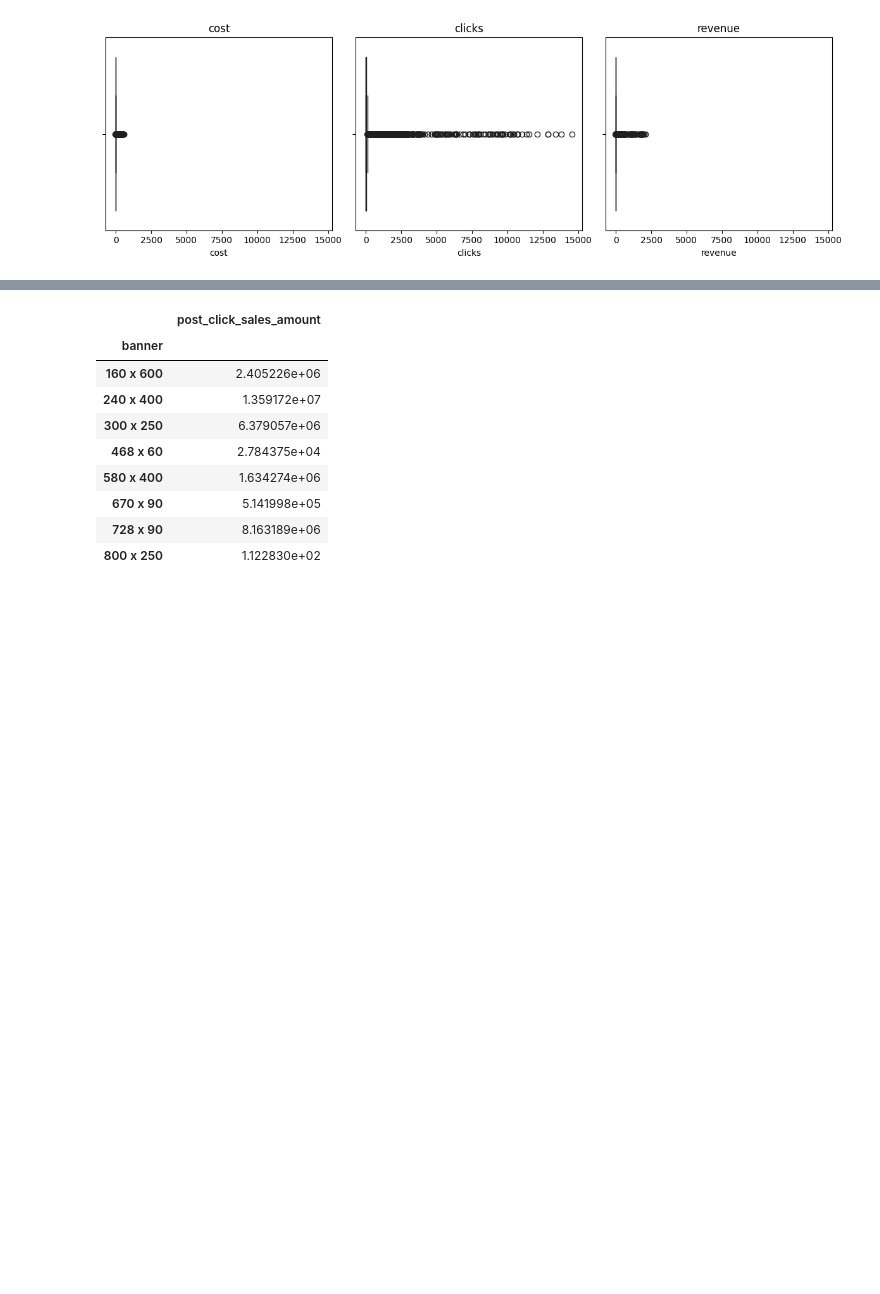
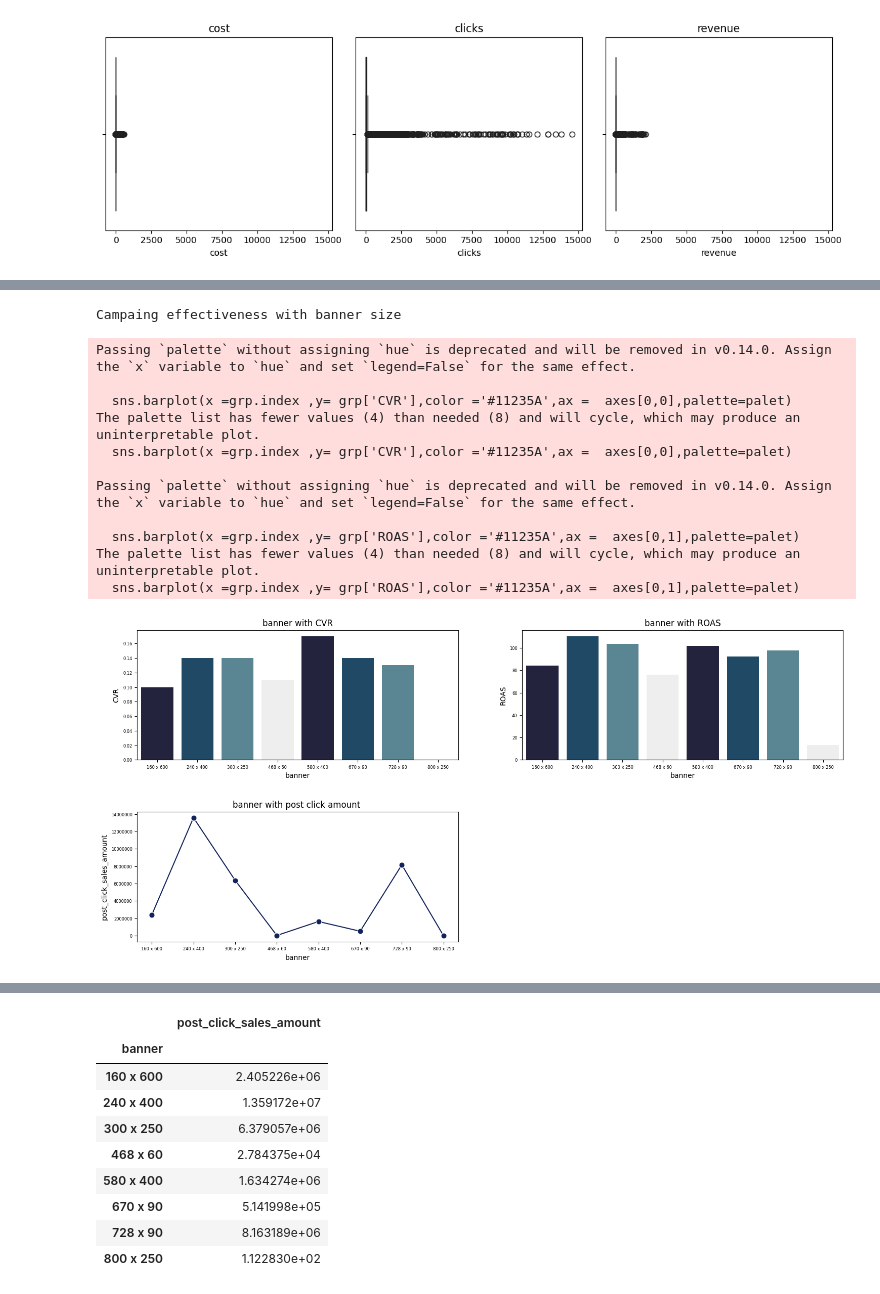
Before and after one commit to SuyashPatil-max/Finlatics, a Jupyter notebook: Marketing.ipynb, the cells around one changed output, grey strips where cells are left out. Cells and saved outputs as stored; diff of their text form; code cells hidden in the pictures; blank space fills up the shorter version.

```diff
--- a/Marketing.ipynb
+++ b/Marketing.ipynb
@@ -335,0 +347,8 @@ plt.show()
+# %%
+grp = df.groupby('banner').agg({
+    'post_click_sales_amount': 'sum',
+          'CVR': 'mean',
+          'ROAS': 'mean'
+})
+grp = grp.round(2)
+grp
@@ -335,0 +366,43 @@ plt.show()
+# %%
+print("Campaing effectiveness with banner size ")
+print()
+fig , axes = plt.subplots(2,2,figsize=(18,8) )
+
+
+sns.barplot(x =grp.index ,y= grp['CVR'],color ='#11235A',ax =  axes[0,0],palette=palet)
+axes[0,0].tick_params(axis = 'x', labelsize = 6 )
+axes[0,0].tick_params(axis = 'y', labelsize = 6 )
+axes[0,0].ticklabel_format(style ='plain', axis ='y')
+axes[0,0].set_title('banner with CVR')
+
+
+sns.barplot(x =grp.index ,y= grp['ROAS'],color ='#11235A',ax =  axes[0,1],palette=palet)
+axes[0,1].tick_params(axis = 'x', labelsize = 6 )
+axes[0,1].tick_params(axis = 'y', labelsize = 6 )
+axes[0,1].ticklabel_format(style ='plain', axis ='y')
+axes[0,1].set_title('banner with ROAS')
+
+
+sns.lineplot(x =grp.index ,y= grp['post_click_sales_amount'],color ='#11235A',marker ='o',markersize =8,ax =  axes[1,0])
+axes[1,0].tick_params(axis = 'x', labelsize = 6 )
+axes[1,0].tick_params(axis = 'y', labelsize = 6 )
+axes[1,0].ticklabel_format(style ='plain', axis ='y')
+axes[1,0].set_title('banner with post click amount ')
+
+axes[1,1].axis('off')
+plt.subplots_adjust(hspace=0.4)
+plt.show()
+# %% [output]
+Campaing effectiveness with banner size
+Passing `palette` without assigning `hue` is deprecated and will be removed in v0.14.0. Assign the `x` variable to `hue` and set `legend=False` for the same effect.
+
+  sns.barplot(x =grp.index ,y= grp['CVR'],color ='#11235A',ax =  axes[0,0],palette=palet)
+The palette list has fewer values (4) than needed (8) and will cycle, which may produce an uninterpretable plot.
+  sns.barplot(x =grp.index ,y= grp['CVR'],color ='#11235A',ax =  axes[0,0],palette=palet)
+
+Passing `palette` without assigning `hue` is deprecated and will be removed in v0.14.0. Assign the `x` variable to `hue` and set `legend=False` for the same effect.
+
+  sns.barplot(x =grp.index ,y= grp['ROAS'],color ='#11235A',ax =  axes[0,1],palette=palet)
+The palette list has fewer values (4) than needed (8) and will cycle, which may produce an uninterpretable plot.
+  sns.barplot(x =grp.index ,y= grp['ROAS'],color ='#11235A',ax =  axes[0,1],palette=palet)
+[figure, added]
```
Also changed, not shown: parts of 14 cells of this notebook.
